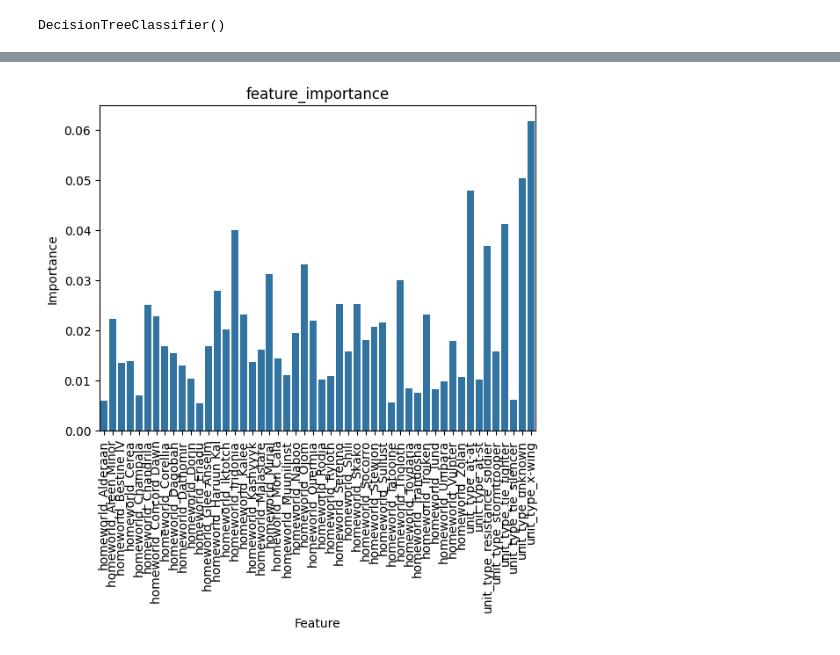
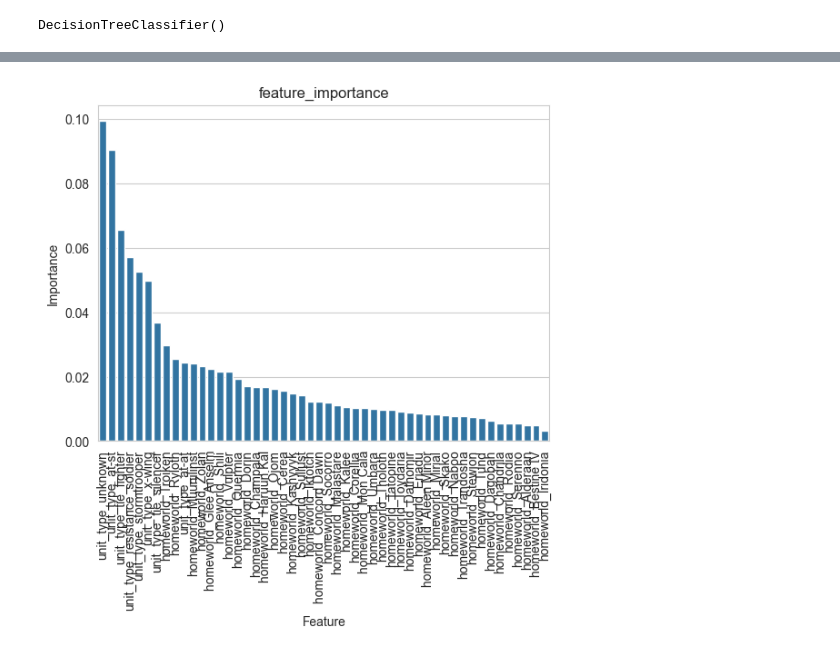
Before and after one commit to yingjieo/guided_project_3, a Jupyter notebook: swapi.ipynb, the cells around one changed output, grey strips where cells are left out. Cells and saved outputs as stored; diff of their text form; code cells hidden in the pictures.

```diff
--- a/swapi.ipynb
+++ b/swapi.ipynb
@@ -2,6 +2,7 @@
 import pandas as pd
 import matplotlib.pyplot as plt
 import seaborn as sns
+sns.set_style("whitegrid")
 # %%
 df = pd.read_csv('troop_movements.csv')
 df.head()
@@ -100,13 +121,14 @@ importances = model.feature_importances_
 
 # Create a DataFrame to hold the feature importances
 feature_importances = pd.DataFrame({'Feature': X_encoded.columns, 'Importance': importances})
+feature_importances_sorted = feature_importances.sort_values(by="Importance", ascending=False)
 # %%
-sns.barplot(x = 'Feature', y = 'Importance',data = feature_importances)
+sns.barplot(x = 'Feature', y = 'Importance', data = feature_importances_sorted)
 plt.title('feature_importance')
 plt.xticks(rotation=90)
 plt.show()
 # %% [output]
-[figure, old version]
+[figure, new version]
 # %%
 import pickle
 filename = "trained_model.pkl"
```
Also changed, not shown: parts of 9 cells of this notebook, 1 other file.
